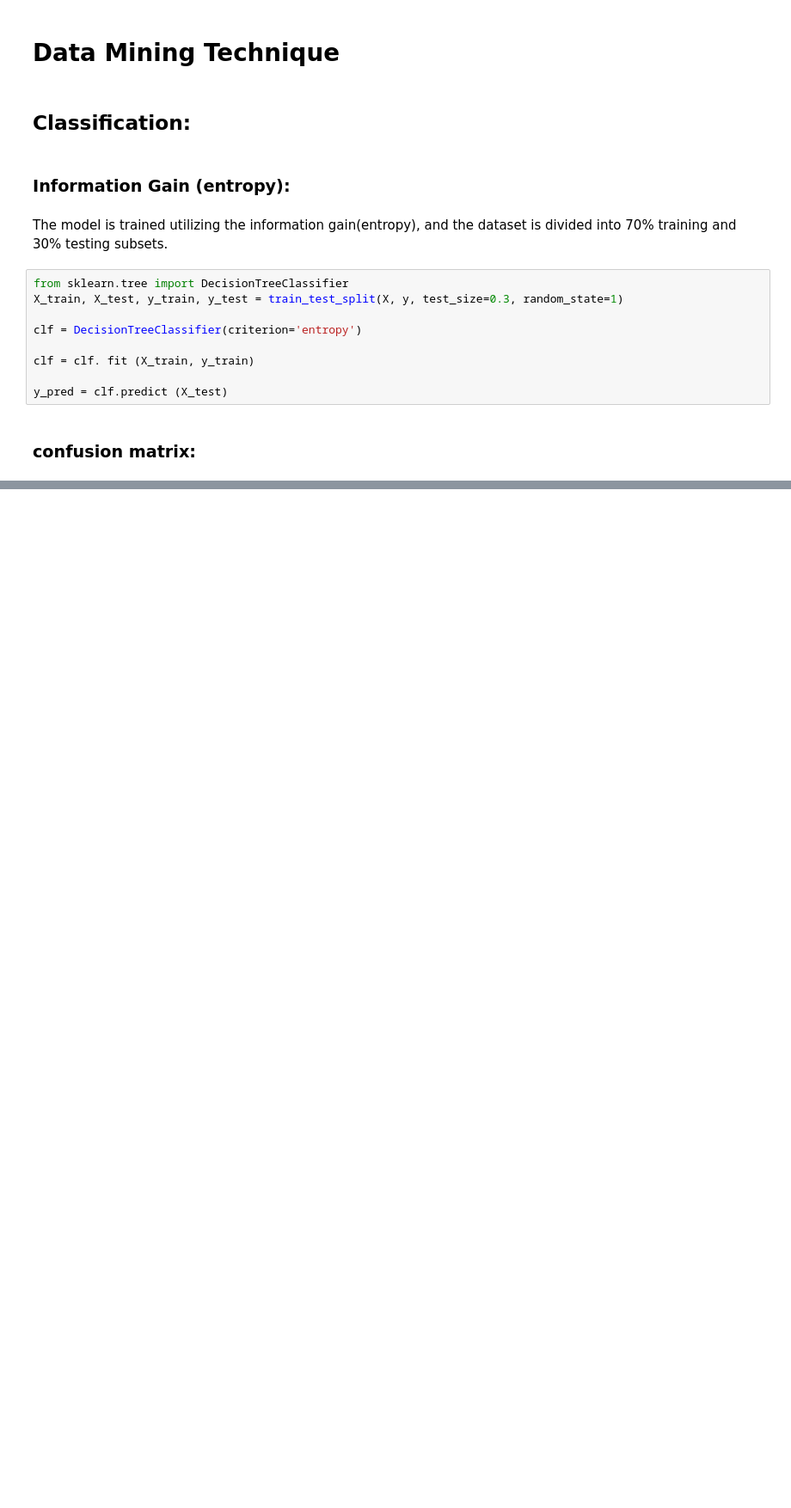
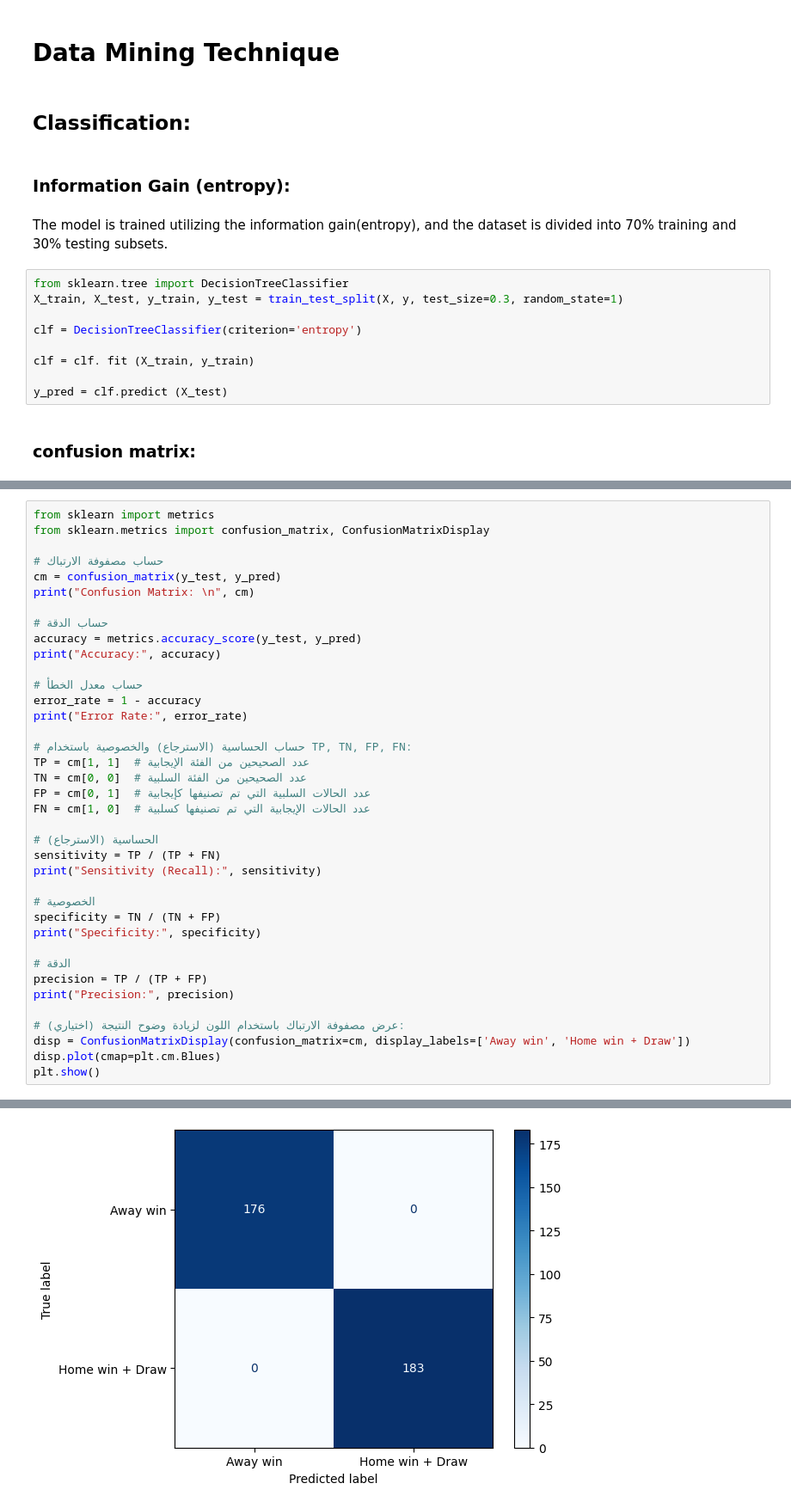
Before and after one commit to Aljwharah9/Project-IT-326, a Jupyter notebook: Phase_3.ipynb, the cells around one changed output, grey strips where cells are left out. Shown: that part at 86% size. Saved outputs shown, nothing was run; the diff lists cells and outputs as text; blank space fills up the shorter version.

```diff
--- a/Phase_3.ipynb
+++ b/Phase_3.ipynb
@@ -240,0 +281,39 @@ IndexError: list index out of range
+# %%
+from sklearn import metrics
+from sklearn.metrics import confusion_matrix, ConfusionMatrixDisplay
+
+# حساب مصفوفة الارتباك
+cm = confusion_matrix(y_test, y_pred)
+print("Confusion Matrix: \n", cm)
+
+# حساب الدقة
+accuracy = metrics.accuracy_score(y_test, y_pred)
+print("Accuracy:", accuracy)
+
+# حساب معدل الخطأ
+error_rate = 1 - accuracy
+print("Error Rate:", error_rate)
+
+# حساب الحساسية (الاسترجاع) والخصوصية باستخدام TP, TN, FP, FN:
+TP = cm[1, 1]  # عدد الصحيحين من الفئة الإيجابية
+TN = cm[0, 0]  # عدد الصحيحين من الفئة السلبية
+FP = cm[0, 1]  # عدد الحالات السلبية التي تم تصنيفها كإيجابية
+FN = cm[1, 0]  # عدد الحالات الإيجابية التي تم تصنيفها كسلبية
+
+# الحساسية (الاسترجاع)
+sensitivity = TP / (TP + FN)
+print("Sensitivity (Recall):", sensitivity)
+
+# الخصوصية
+specificity = TN / (TN + FP)
+print("Specificity:", specificity)
+
+# الدقة
+precision = TP / (TP + FP)
+print("Precision:", precision)
+
+# (اختياري) عرض مصفوفة الارتباك باستخدام اللون لزيادة وضوح النتيجة:
+disp = ConfusionMatrixDisplay(confusion_matrix=cm, display_labels=['Away win', 'Home win + Draw'])
+disp.plot(cmap=plt.cm.Blues)
+plt.show()
+# %% [output]
@@ -240,0 +328 @@ IndexError: list index out of range
+[figure, added]
```
Also changed, not shown: parts of 7 cells of this notebook.
